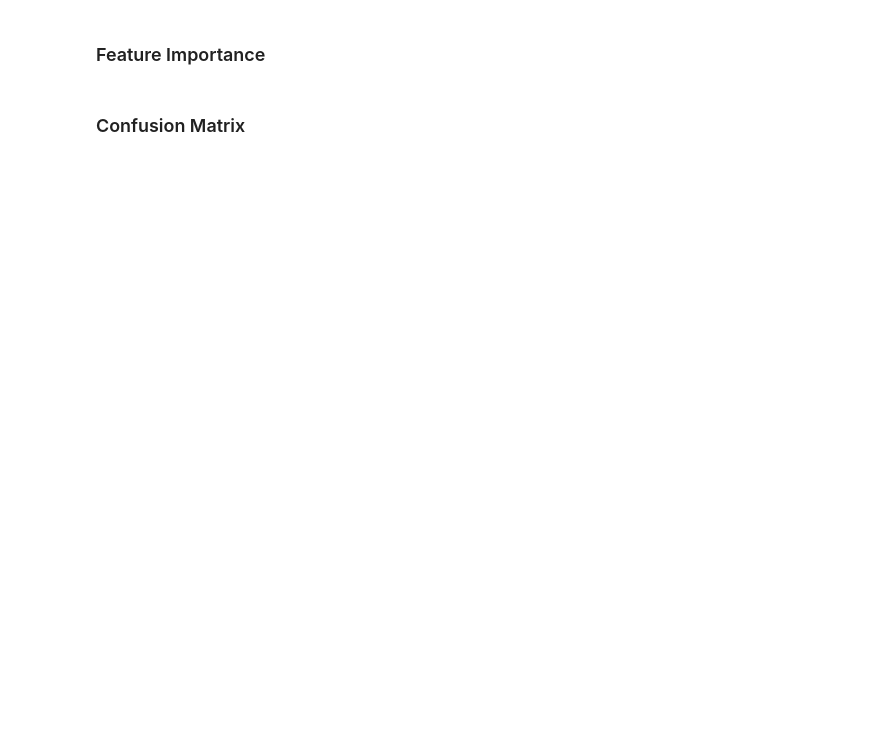
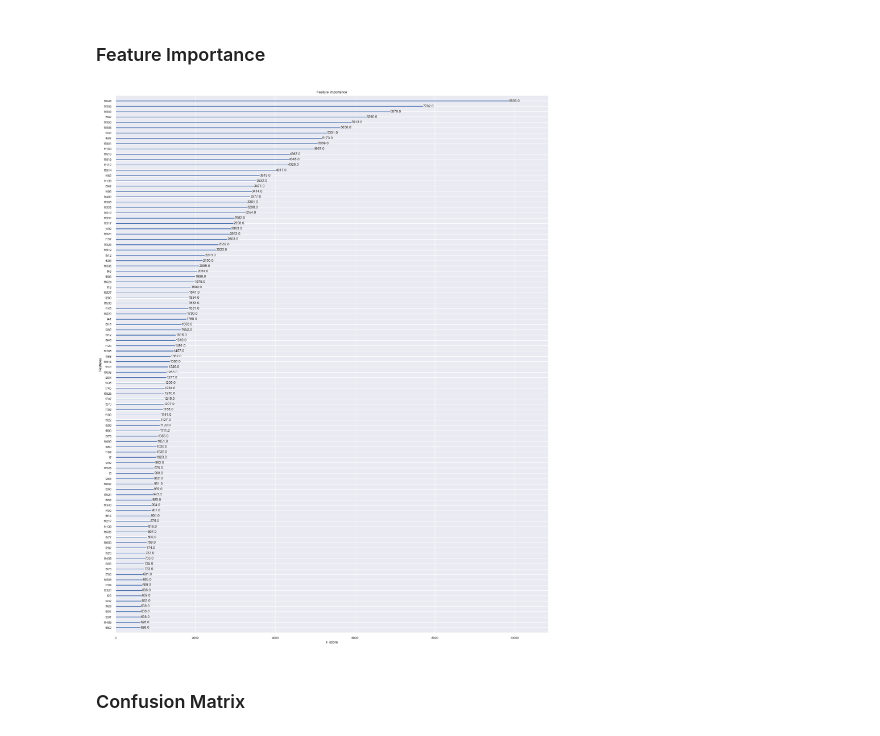
Before and after one commit to gertLush/DisposalPrediction, a Jupyter notebook: Disposal_Prediction1.ipynb, the cells around one changed output. Saved outputs shown, nothing was run; the diff lists cells and outputs as text; code cells hidden in the pictures; blank space fills up the shorter version.

```diff
--- a/Disposal_Prediction1.ipynb
+++ b/Disposal_Prediction1.ipynb
@@ -1698,20 +1634,21 @@ best = trials.best_trial['result']
 # Define XGBoost parameters
 xgb_params = {
     'objective': 'multi:softmax',
-    'num_class': 47,  # Number of classes
+    'num_class': 45,  # Number of classes
     'eval_metric': 'merror',
     'learning_rate': best['learning_rate'],
     'max_depth': int(best['max_depth']),
     'n_estimators': int(best['n_estimators']),
     'subsample': best['subsample'],
     'colsample_bytree': best['colsample_bytree'],
-    #'verbosity': 0
+    'verbosity': 0
 }
-
-dtrain = xgb.DMatrix(X_train, label=y_train)
-dtest = xgb.DMatrix(X_test, label=y_test)  # Assuming y_test is available for evaluation
+xt = preprocessor.transform(X_train)
+ts = preprocessor.transform(X_test)
+dtrain = xgb.DMatrix(xt, label=y_train)
+dtest = xgb.DMatrix(ts, label=y_test)  # Assuming y_test is available for evaluation
 
 eval_set = [(dtrain, 'train'),(dtest, 'eval')]  # Specify the validation dataset
 
 eval_results = {}
-xgb_model = xgb.train(xgb_params, dtrain, early_stopping_rounds=10, num_boost_round=1000, evals=eval_set, evals_result=eval_results)
+xgb_model = xgb.train(xgb_params, dtrain, early_stopping_rounds=20, num_boost_round=1000, evals=eval_set, evals_result=eval_results)
@@ -1758,9 +1746,13 @@ print(classification_report(y_test, y_pred))
 # %%
 # Feature Importance
 from xgboost import plot_importance
 
 # Plot feature importance for the top 30 features
-plot_importance(xgb_model, max_num_features=20)
+plot_importance(xgb_model, max_num_features=100, show_values=True)
+plt.rcParams['figure.figsize'] = [20,25]
+plt.show()
+# %% [output]
+[figure, added]
 # %% [markdown]
 ### Confusion Matrix
 # %%
```
Also changed, not shown: parts of 70 cells of this notebook, 1 other file.
